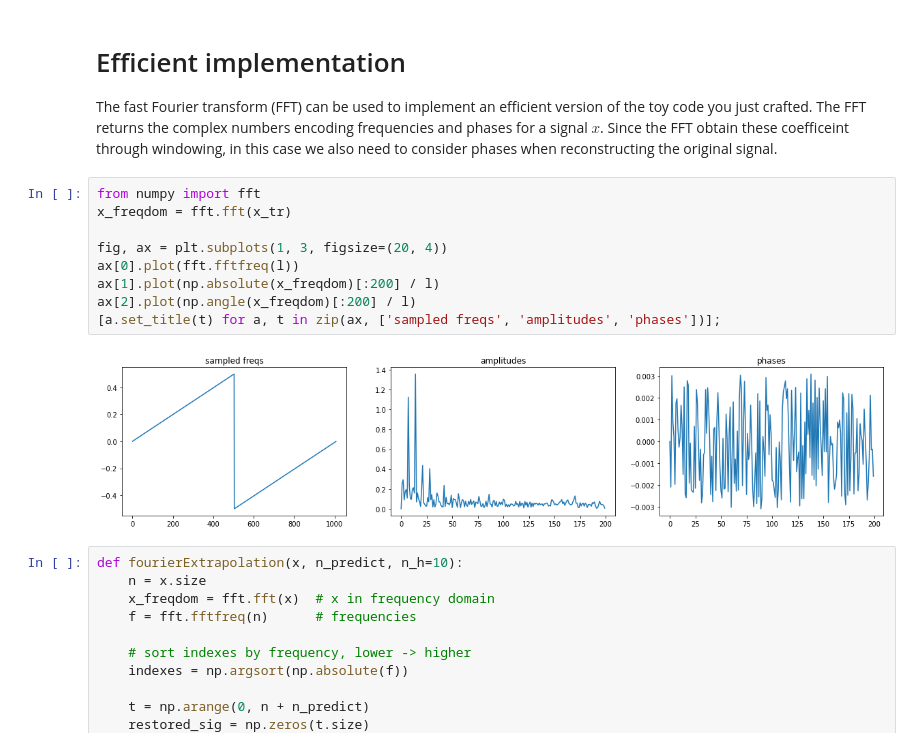
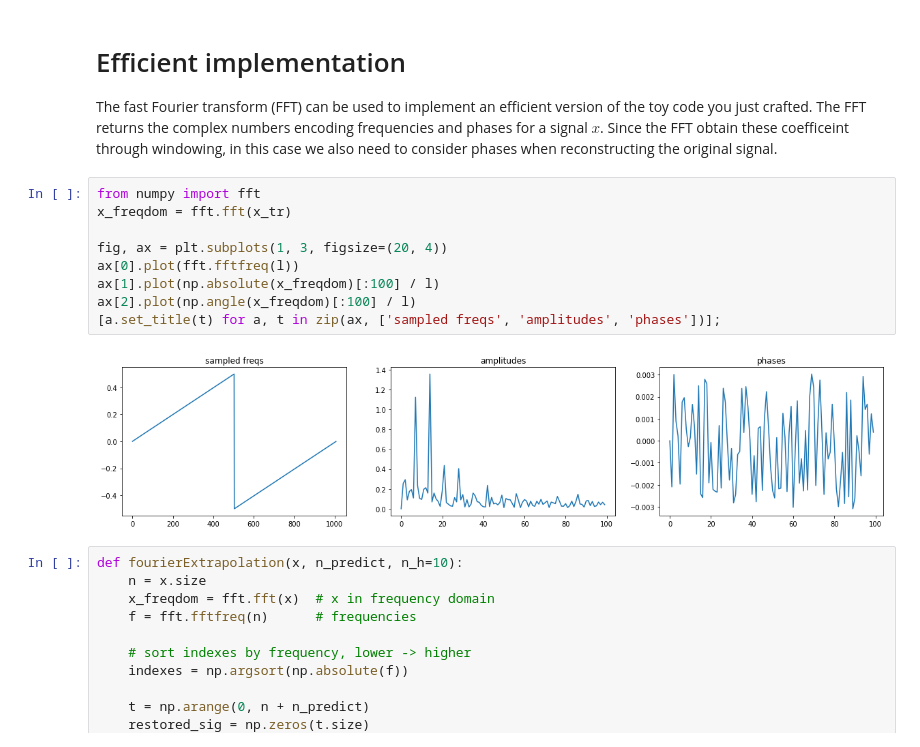
Before and after one commit to nepslor/teaching, a Jupyter notebook: TimeSeriesForecasting/solutions/fourier_forecasts.ipynb, the cells around one changed output. Cells and saved outputs as stored; diff of their text form.

```diff
--- a/TimeSeriesForecasting/solutions/fourier_forecasts.ipynb
+++ b/TimeSeriesForecasting/solutions/fourier_forecasts.ipynb
@@ -109,14 +112,14 @@ The fast Fourier transform (FFT) can be used to implement an efficient version o
 # %%
 from numpy import fft
 x_freqdom = fft.fft(x_tr)
 
 fig, ax = plt.subplots(1, 3, figsize=(20, 4))
 ax[0].plot(fft.fftfreq(l))
-ax[1].plot(np.absolute(x_freqdom)[:200] / l)
-ax[2].plot(np.angle(x_freqdom)[:200] / l)
+ax[1].plot(np.absolute(x_freqdom)[:100] / l)
+ax[2].plot(np.angle(x_freqdom)[:100] / l)
 [a.set_title(t) for a, t in zip(ax, ['sampled freqs', 'amplitudes', 'phases'])];
 # %% [output]
-[figure, old version]
+[figure, new version]
 # %%
 def fourierExtrapolation(x, n_predict, n_h=10):
     n = x.size
```
Also changed, not shown: parts of 4 cells of this notebook.
